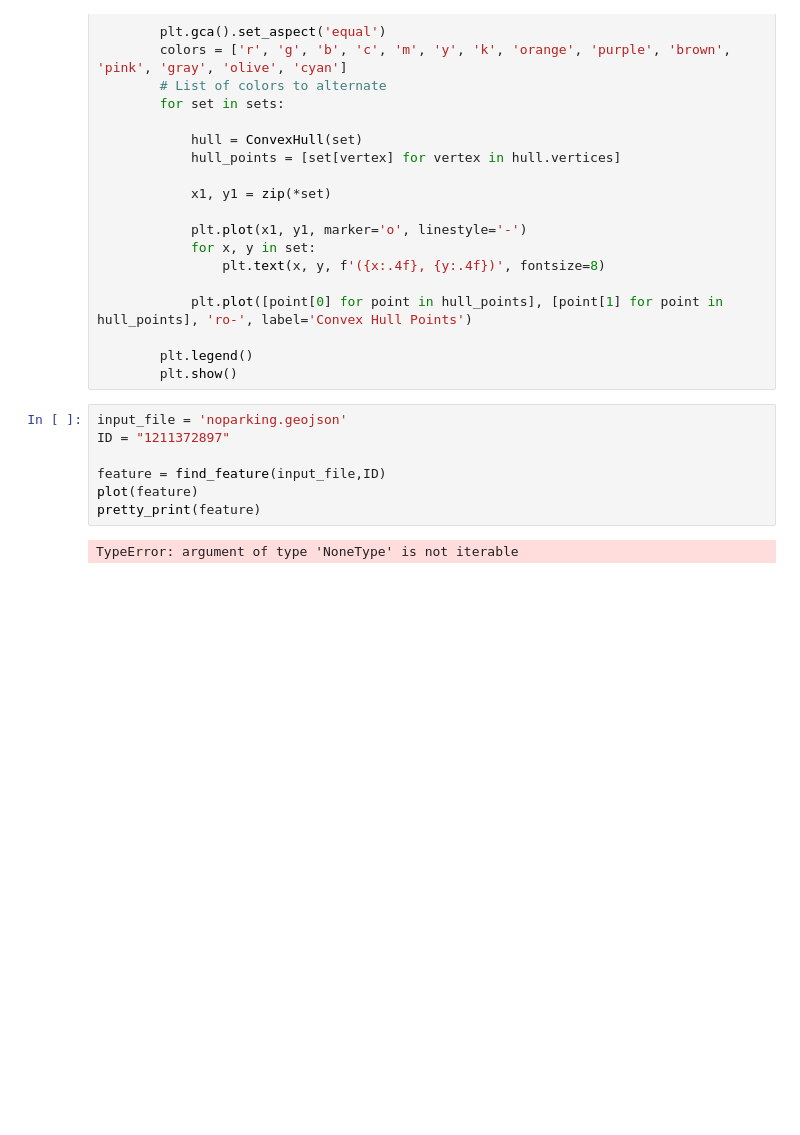
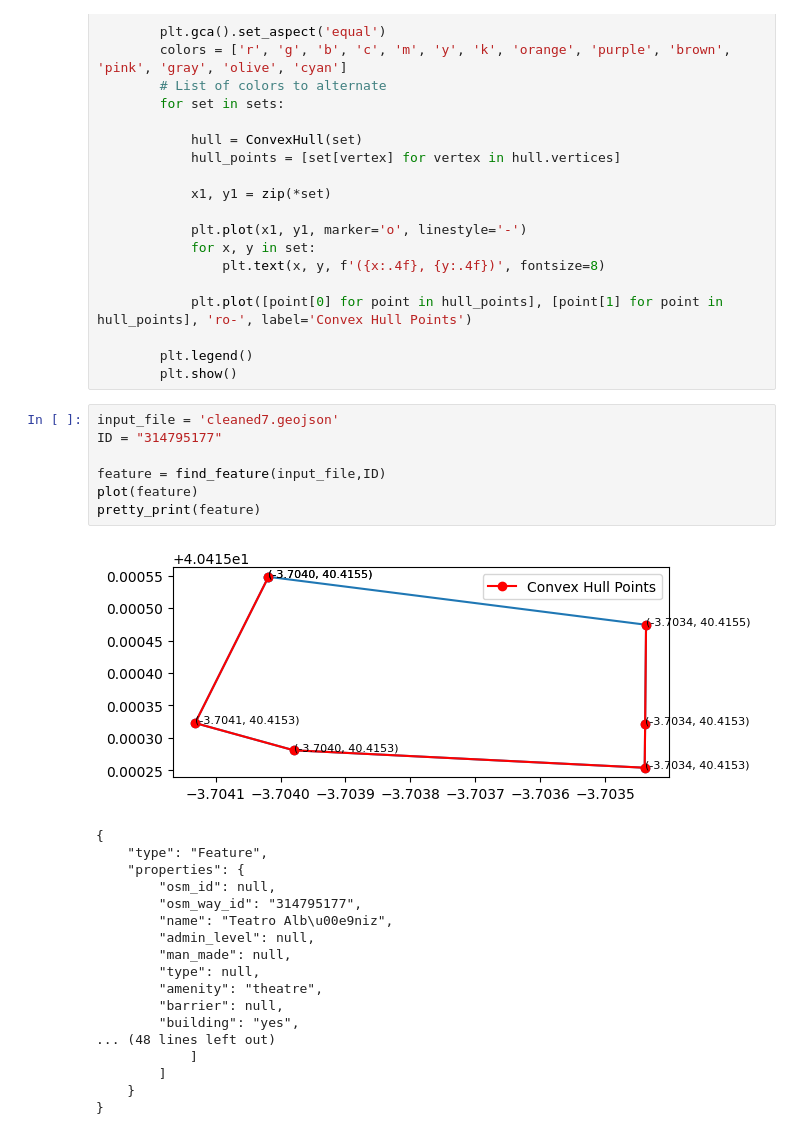
Before and after one commit to LCTTVU/HCI, a Jupyter notebook: getinfo.ipynb, the cells around one changed output. Cells and saved outputs as stored; diff of their text form; blank space fills up the shorter version.

Commit message:
clean

```diff
--- a/getinfo.ipynb
+++ b/getinfo.ipynb
@@ -59,11 +59,28 @@ def plot(feature):
         plt.legend()
         plt.show()
 # %%
-input_file = 'noparking.geojson'
-ID = "1211372897"
+input_file = 'cleaned7.geojson'
+ID = "314795177"
 
 feature = find_feature(input_file,ID)
 plot(feature)
 pretty_print(feature)
 # %% [output]
+[figure, added]
-TypeError: argument of type 'NoneType' is not iterable
+{
+    "type": "Feature",
+    "properties": {
+        "osm_id": null,
+        "osm_way_id": "314795177",
+        "name": "Teatro Alb\u00e9niz",
+        "admin_level": null,
+        "man_made": null,
+        "type": null,
+        "amenity": "theatre",
+        "barrier": null,
+        "building": "yes",
+... (48 lines left out)
+            ]
+        ]
+    }
+}
```
Also changed, not shown: 37 other files.
